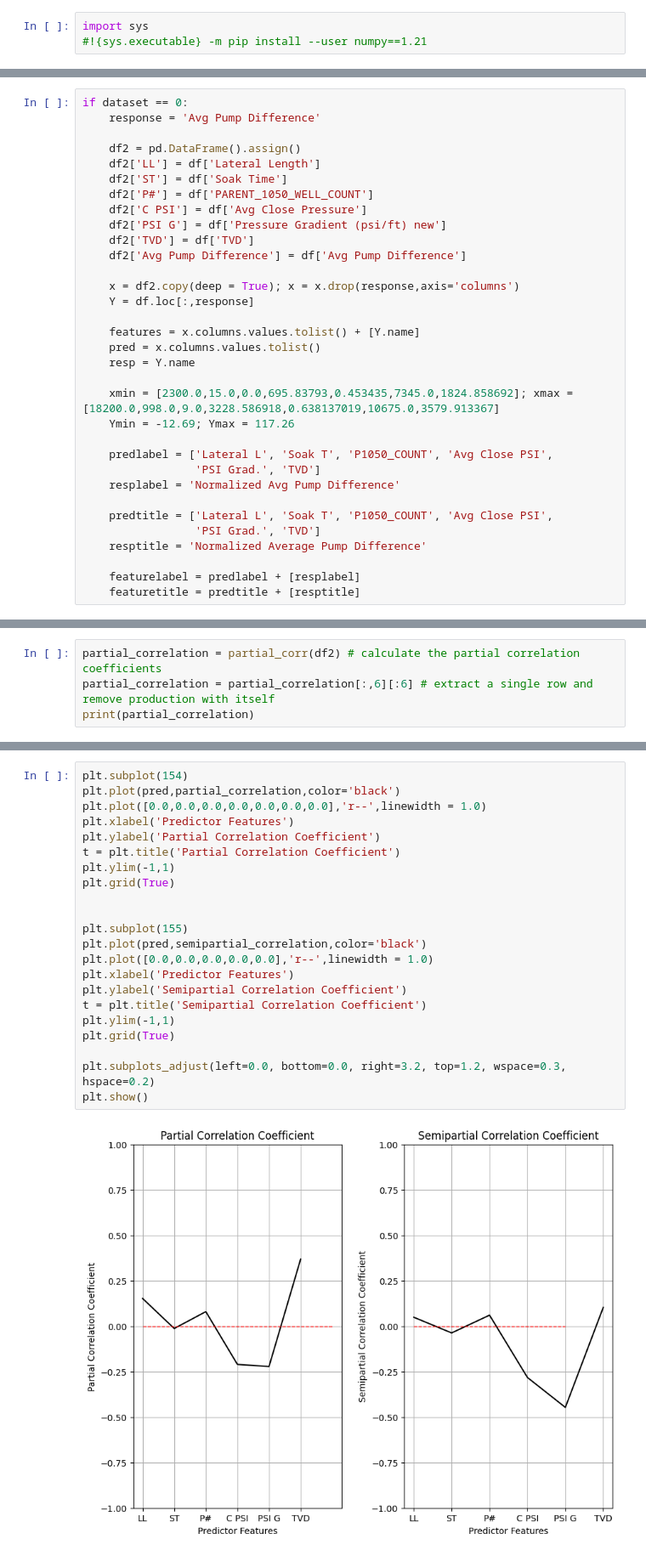
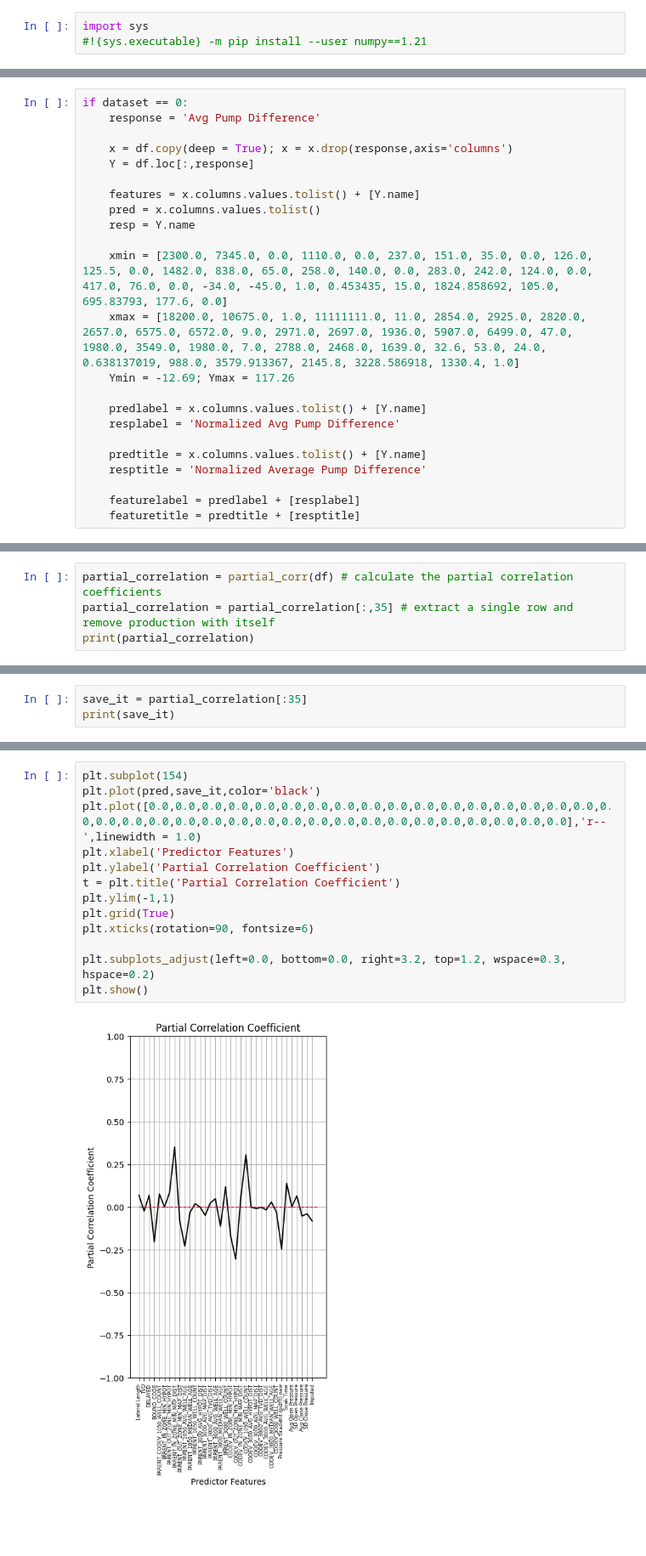
Before and after one commit to PGEHackathon/wildcats, a Jupyter notebook: FeatureRanking.ipynb, the cells around one changed output, grey strips where cells are left out. Shown at 85% size. Drawn from its saved outputs; the diff is of its cells as text; blank space fills up the shorter version.

Commit message:
Add Partial Correlation Coefficient

```diff
--- a/FeatureRanking.ipynb
+++ b/FeatureRanking.ipynb
@@ -225,31 +225,21 @@ plt.show()
 if dataset == 0:
     response = 'Avg Pump Difference'
 
-    df2 = pd.DataFrame().assign()
-    df2['LL'] = df['Lateral Length']
-    df2['ST'] = df['Soak Time']
-    df2['P#'] = df['PARENT_1050_WELL_COUNT']
-    df2['C PSI'] = df['Avg Close Pressure']
-    df2['PSI G'] = df['Pressure Gradient (psi/ft) new']
-    df2['TVD'] = df['TVD']
-    df2['Avg Pump Difference'] = df['Avg Pump Difference']
-
-    x = df2.copy(deep = True); x = x.drop(response,axis='columns')
+    x = df.copy(deep = True); x = x.drop(response,axis='columns')
     Y = df.loc[:,response]
 
     features = x.columns.values.tolist() + [Y.name]
     pred = x.columns.values.tolist()
     resp = Y.name
 
-    xmin = [2300.0,15.0,0.0,695.83793,0.453435,7345.0,1824.858692]; xmax = [18200.0,998.0,9.0,3228.586918,0.638137019,10675.0,3579.913367]
+    xmin = [2300.0, 7345.0, 0.0, 1110.0, 0.0, 237.0, 151.0, 35.0, 0.0, 126.0, 125.5, 0.0, 1482.0, 838.0, 65.0, 258.0, 140.0, 0.0, 283.0, 242.0, 124.0, 0.0, 417.0, 76.0, 0.0, -34.0, -45.0, 1.0, 0.453435, 15.0, 1824.858692, 105.0, 695.83793, 177.6, 0.0]
+    xmax = [18200.0, 10675.0, 1.0, 11111111.0, 11.0, 2854.0, 2925.0, 2820.0, 2657.0, 6575.0, 6572.0, 9.0, 2971.0, 2697.0, 1936.0, 5907.0, 6499.0, 47.0, 1980.0, 3549.0, 1980.0, 7.0, 2788.0, 2468.0, 1639.0, 32.6, 53.0, 24.0, 0.638137019, 988.0, 3579.913367, 2145.8, 3228.586918, 1330.4, 1.0]
     Ymin = -12.69; Ymax = 117.26
 
-    predlabel = ['Lateral L', 'Soak T', 'P1050_COUNT', 'Avg Close PSI',
-                 'PSI Grad.', 'TVD']
+    predlabel = x.columns.values.tolist() + [Y.name]
     resplabel = 'Normalized Avg Pump Difference'
 
-    predtitle = ['Lateral L', 'Soak T', 'P1050_COUNT', 'Avg Close PSI',
-                 'PSI Grad.', 'TVD']
+    predtitle = x.columns.values.tolist() + [Y.name]
     resptitle = 'Normalized Average Pump Difference'
 
     featurelabel = predlabel + [resplabel]
@@ -267,5 +257,5 @@ plt.show()
 # %%
-partial_correlation = partial_corr(df2) # calculate the partial correlation coefficients
-partial_correlation = partial_correlation[:,6][:6] # extract a single row and remove production with itself
+partial_correlation = partial_corr(df) # calculate the partial correlation coefficients
+partial_correlation = partial_correlation[:,35] # extract a single row and remove production with itself
 print(partial_correlation)
 # %% [output]
@@ -278,0 +271,3 @@ print(semipartial_correlation)
+# %%
+save_it = partial_correlation[:35]
+print(save_it)
@@ -279,24 +284,15 @@ print(semipartial_correlation)
 # %%
 plt.subplot(154)
-plt.plot(pred,partial_correlation,color='black')
-plt.plot([0.0,0.0,0.0,0.0,0.0,0.0,0.0],'r--',linewidth = 1.0)
+plt.plot(pred,save_it,color='black')
+plt.plot([0.0,0.0,0.0,0.0,0.0,0.0,0.0,0.0,0.0,0.0,0.0,0.0,0.0,0.0,0.0,0.0,0.0,0.0,0.0,0.0,0.0,0.0,0.0,0.0,0.0,0.0,0.0,0.0,0.0,0.0,0.0,0.0,0.0,0.0,0.0,0.0],'r--',linewidth = 1.0)
 plt.xlabel('Predictor Features')
 plt.ylabel('Partial Correlation Coefficient')
 t = plt.title('Partial Correlation Coefficient')
 plt.ylim(-1,1)
 plt.grid(True)
-
-
-plt.subplot(155)
-plt.plot(pred,semipartial_correlation,color='black')
-plt.plot([0.0,0.0,0.0,0.0,0.0],'r--',linewidth = 1.0)
-plt.xlabel('Predictor Features')
-plt.ylabel('Semipartial Correlation Coefficient')
-t = plt.title('Semipartial Correlation Coefficient')
-plt.ylim(-1,1)
-plt.grid(True)
+plt.xticks(rotation=90, fontsize=6)
 
 plt.subplots_adjust(left=0.0, bottom=0.0, right=3.2, top=1.2, wspace=0.3, hspace=0.2)
 plt.show()
 # %% [output]
-[figure, old version]
+[figure, new version]
```
Also changed, not shown: parts of 7 cells of this notebook, 8 other files.
